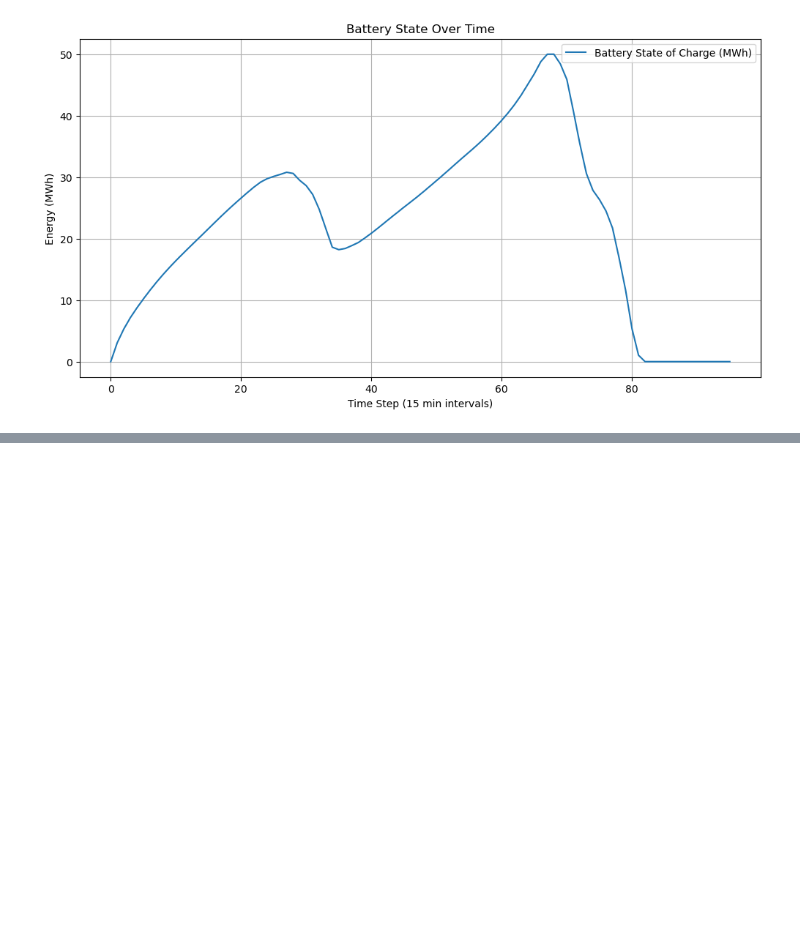
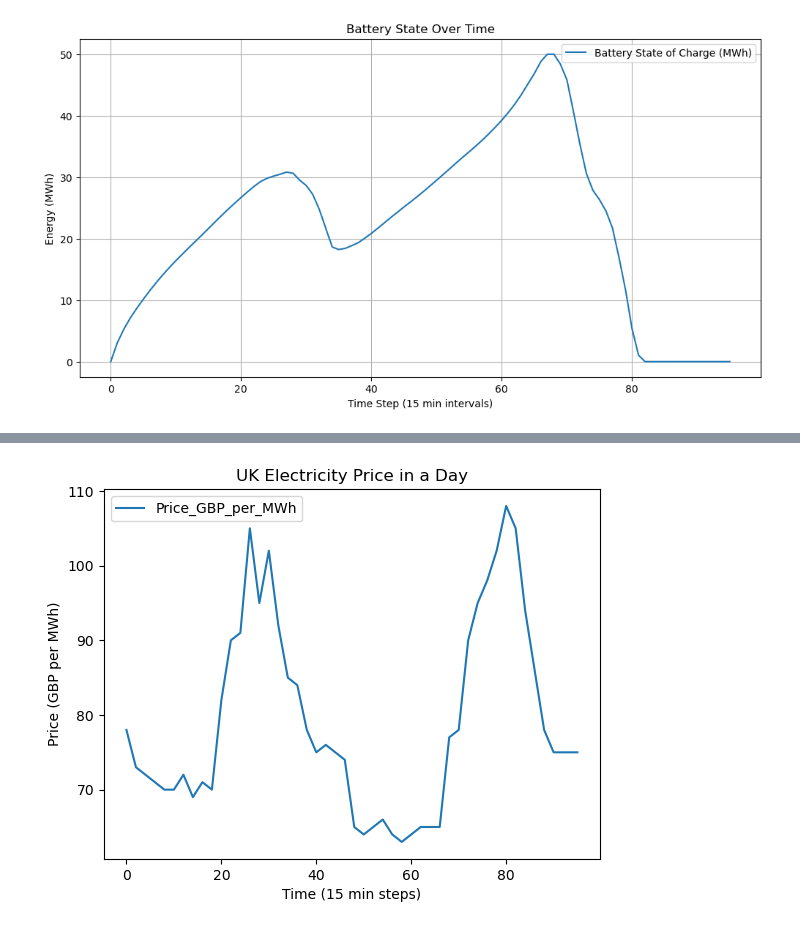
Before and after one commit to PSALOxford/intro_pandapower, a Jupyter notebook: intro-pandapower.ipynb, the cells around one changed output, grey strips where cells are left out. Cells and saved outputs as stored; diff of their text form; code cells hidden in the pictures; blank space fills up the shorter version.

```diff
--- a/intro-pandapower.ipynb
+++ b/intro-pandapower.ipynb
@@ -885,0 +809,10 @@ Try varying the capacity of wind, solar, and battery as well as the cost of gas
+# %%
+#import the data:
+df_e = pd.read_csv("data/UK_15-min_Price_Data.csv")
+df_e.loc[:, ['Price_GBP_per_MWh']].plot()
+plt.title("UK Electricity Price in a Day")
+plt.xlabel("Time (15 min steps)")
+plt.ylabel("Price (GBP per MWh)")
+plt.show()
+# %% [output]
+[figure, added]
```
Also changed, not shown: parts of 44 cells of this notebook, 1 other file.
